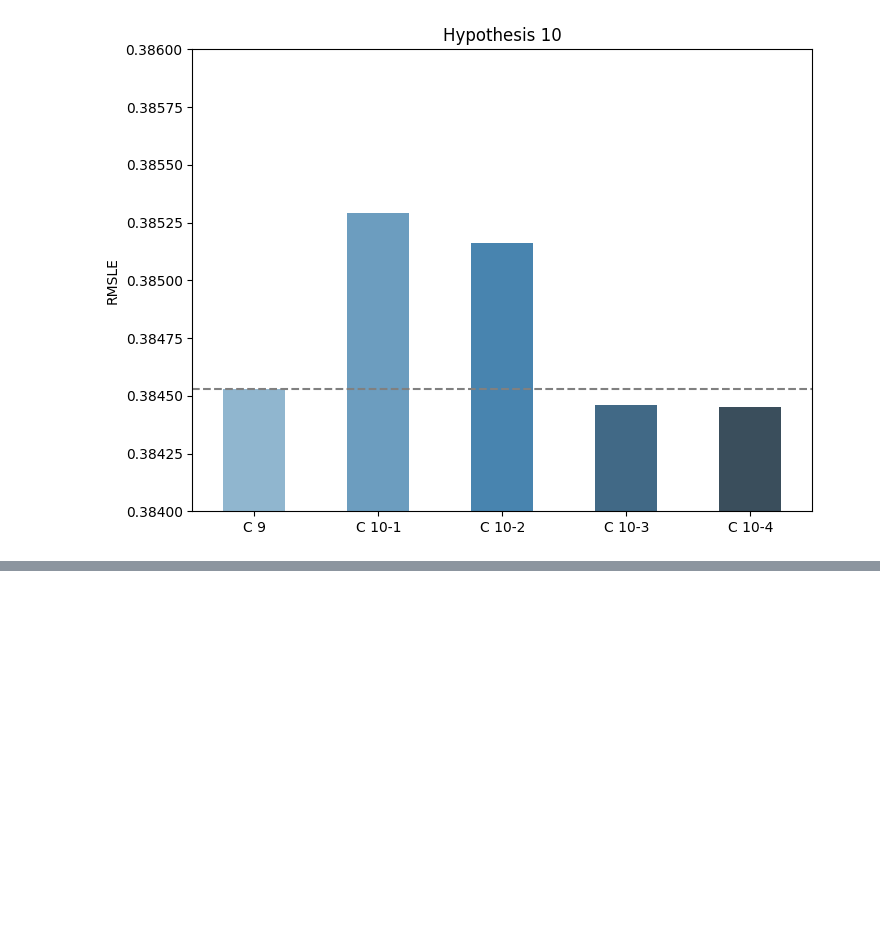
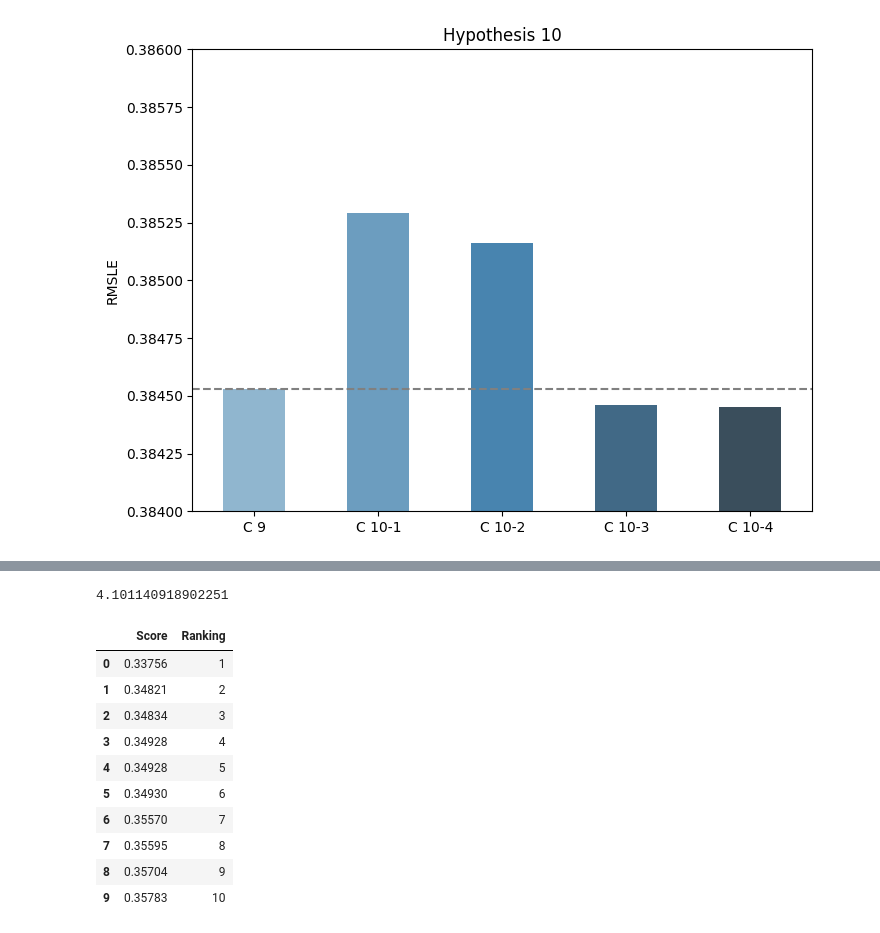
Before and after one commit to ryo-i1/bike, a Jupyter notebook: score_visualization.ipynb, the cells around one changed output, grey strips where cells are left out. Cells and saved outputs as stored; diff of their text form; code cells hidden in the pictures; blank space fills up the shorter version.

```diff
--- a/score_visualization.ipynb
+++ b/score_visualization.ipynb
@@ -93,3 +93,16 @@ df_10 = pd.DataFrame(
 plt_bar(df_10, 'Hypothesis 10', (0.384, 0.386))
 # %% [output]
 [figure]
+# %%
+import pandas as pd
+score = 0.38445
+LB = pd.read_csv('./data/input/bike-sharing-demand-privateleaderboard.csv')
+# my ranking and percentile
+SC = LB.loc[:, ['Score']]
+SC.loc[:, 'Ranking'] = SC.index + 1
+
+print(SC.tail(3))
+
+# add my score
+SC = pd.concat([SC, pd.DataFrame({'Score': [score], 'Ranking': [None]})], axis=0)
+SC.sort_values('Score').loc[SC['Score'] == score, :]
@@ -95,0 +117,19 @@ plt_bar(df_10, 'Hypothesis 10', (0.384, 0.386))
+# %%
+percentail = 133 / 3243 * 100
+percentail
+# %% [output]
+4.101140918902251
+# %%
+SC.head(10)
+# %% [output]
+|  | Score | Ranking |
+| 0 | 0.33756 | 1 |
+| 1 | 0.34821 | 2 |
+| 2 | 0.34834 | 3 |
+| 3 | 0.34928 | 4 |
+| 4 | 0.34928 | 5 |
+| 5 | 0.34930 | 6 |
+| 6 | 0.35570 | 7 |
+| 7 | 0.35595 | 8 |
+| 8 | 0.35704 | 9 |
+| 9 | 0.35783 | 10 |
```
Also changed, not shown: parts of 2 cells of this notebook, 3 other files.
